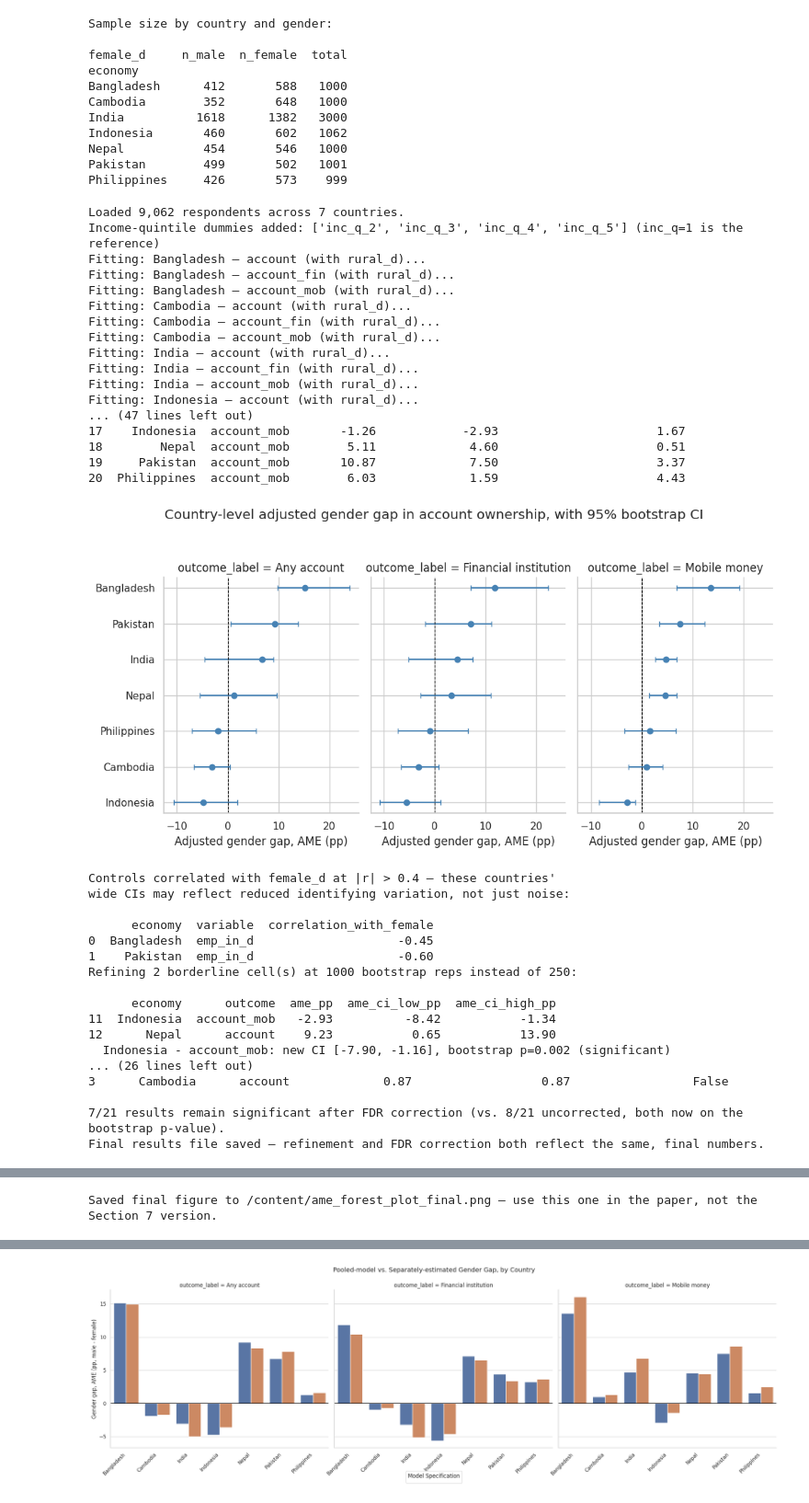
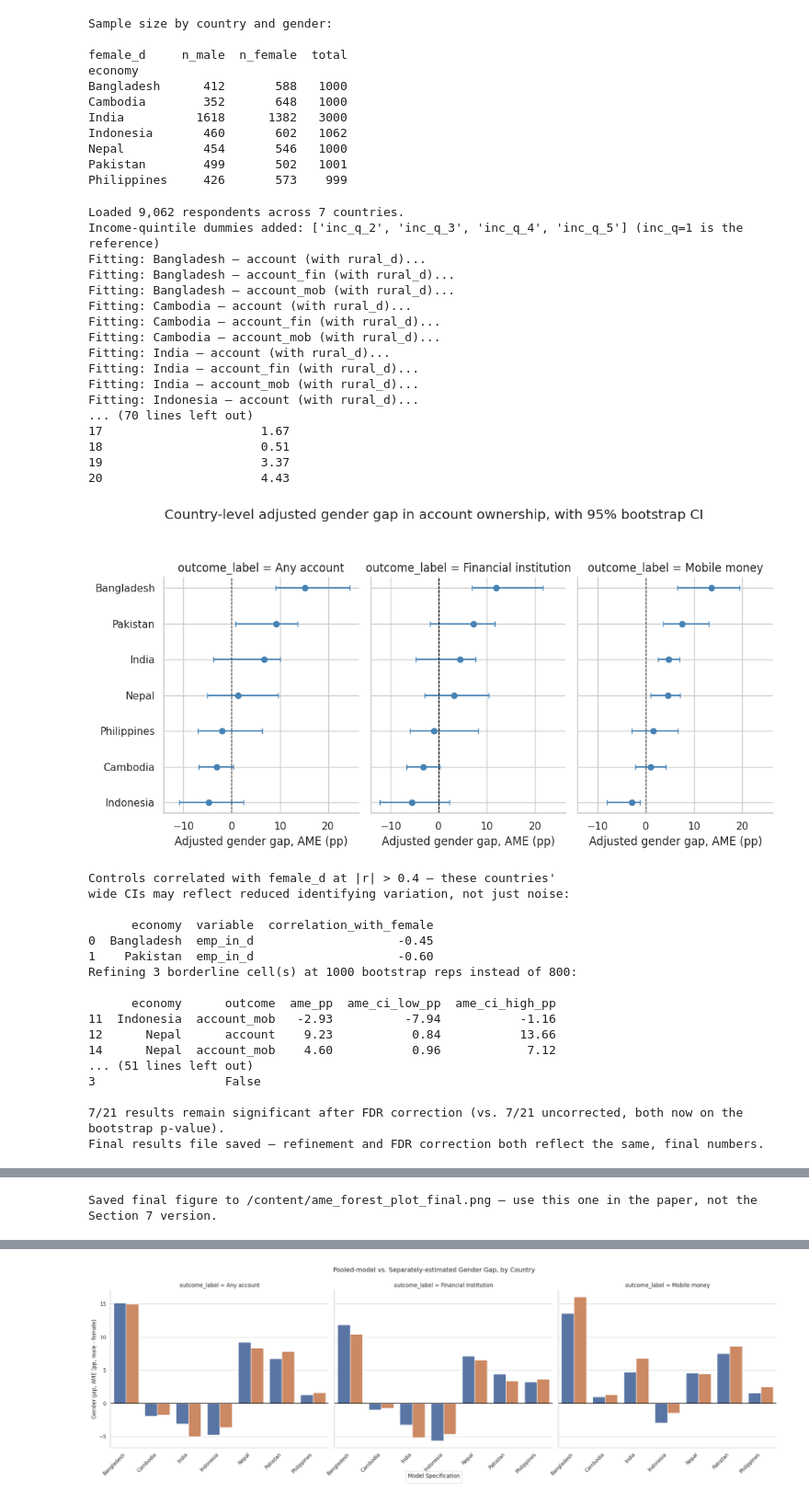
Before and after one commit to Saimon0007/Financial-Inclusion-across-South-and-Southeast-Asia-after-COVID-19, a Jupyter notebook: Thesis.ipynb, the cells around one changed output, grey strips where cells are left out. Shown at 92% size. Drawn from its saved outputs; the diff is of its cells as text; code cells hidden in the pictures.

```diff
--- a/Thesis.ipynb
+++ b/Thesis.ipynb
@@ -394,7 +399,7 @@ np.random.seed(42)  # reproducible bootstrap
 # -----------------------------------------------------------------------------
 # CONFIG
 # -----------------------------------------------------------------------------
-N_BOOT = 250          # bootstrap replications per model, for the AME's 95% CI.
+N_BOOT = 800          # bootstrap replications per model, for the AME's 95% CI.
                        # Start with 50 for a quick first pass; use 200+ for
                        # anything going into the actual paper.
 LINK = sm.families.links.Probit()   # swap to sm.families.links.Logit() if
@@ -768,53 +773,53 @@ def _forest_final(data, **kwargs):
                      fmt="o", color="steelblue", capsize=3,
                      markerfacecolor="steelblue" if filled else "white",
                      markeredgecolor="steelblue", markeredgewidth=1.5)
     ax.set_yticks(list(y_pos))
     ax.set_yticklabels(data["economy"])
     ax.axvline(0, color="black", linewidth=0.8, linestyle="--")
 
 g.map_dataframe(_forest_final)
 g.set_axis_labels("Adjusted gender gap, AME (pp)", "")
 g.fig.suptitle("Final adjusted gender gap by country and channel\n"
                "(filled = significant after FDR correction, open = not)",
                y=1.08)
 plt.tight_layout()
 plt.savefig("/content/ame_forest_plot_final.png", dpi=150, bbox_inches="tight")
 plt.show()
 print("Saved final figure to /content/ame_forest_plot_final.png — use this "
       "one in the paper, not the Section 7 version.")
 # %% [output]
 Loaded 9,062 respondents across 7 countries.
 Income-quintile dummies added: ['inc_q_2', 'inc_q_3', 'inc_q_4', 'inc_q_5'] (inc_q=1 is the reference)
 Fitting: Bangladesh — account (with rural_d)...
 Fitting: Bangladesh — account_fin (with rural_d)...
 Fitting: Bangladesh — account_mob (with rural_d)...
 Fitting: Cambodia — account (with rural_d)...
 Fitting: Cambodia — account_fin (with rural_d)...
 Fitting: Cambodia — account_mob (with rural_d)...
 Fitting: India — account (with rural_d)...
 Fitting: India — account_fin (with rural_d)...
 Fitting: India — account_mob (with rural_d)...
 Fitting: Indonesia — account (with rural_d)...
-... (47 lines left out)
-17    Indonesia  account_mob       -1.26            -2.93                      1.67
-18        Nepal  account_mob        5.11             4.60                      0.51
-19     Pakistan  account_mob       10.87             7.50                      3.37
-20  Philippines  account_mob        6.03             1.59                      4.43
+... (70 lines left out)
+17                      1.67
+18                      0.51
+19                      3.37
+20                      4.43
-[figure, old version]
+[figure, new version]
 Controls correlated with female_d at |r| > 0.4 — these countries'
 wide CIs may reflect reduced identifying variation, not just noise:
 
       economy  variable  correlation_with_female
 0  Bangladesh  emp_in_d                    -0.45
 1    Pakistan  emp_in_d                    -0.60
-Refining 2 borderline cell(s) at 1000 bootstrap reps instead of 250:
+Refining 3 borderline cell(s) at 1000 bootstrap reps instead of 800:
 
       economy      outcome  ame_pp  ame_ci_low_pp  ame_ci_high_pp
-11  Indonesia  account_mob   -2.93          -8.42           -1.34
-12      Nepal      account    9.23           0.65           13.90
-  Indonesia - account_mob: new CI [-7.90, -1.16], bootstrap p=0.002 (significant)
-... (26 lines left out)
-3      Cambodia      account             0.87                  0.87                 False
+11  Indonesia  account_mob   -2.93          -7.94           -1.16
+12      Nepal      account    9.23           0.84           13.66
+14      Nepal  account_mob    4.60           0.96            7.12
+... (51 lines left out)
+3                  False
 
-7/21 results remain significant after FDR correction (vs. 8/21 uncorrected, both now on the bootstrap p-value).
+7/21 results remain significant after FDR correction (vs. 7/21 uncorrected, both now on the bootstrap p-value).
 Final results file saved — refinement and FDR correction both reflect the same, final numbers.
```
Also changed, not shown: parts of 13 cells of this notebook.
